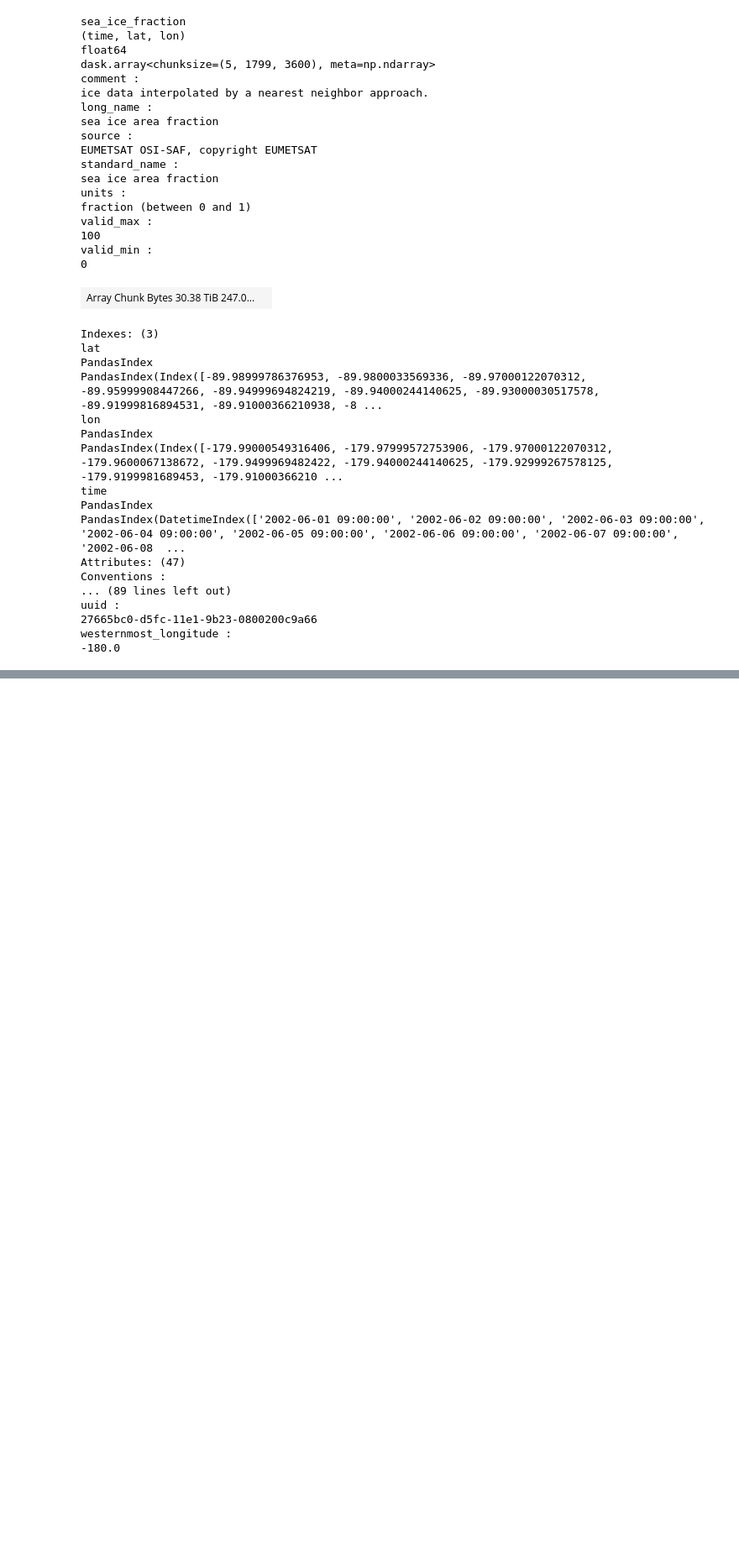
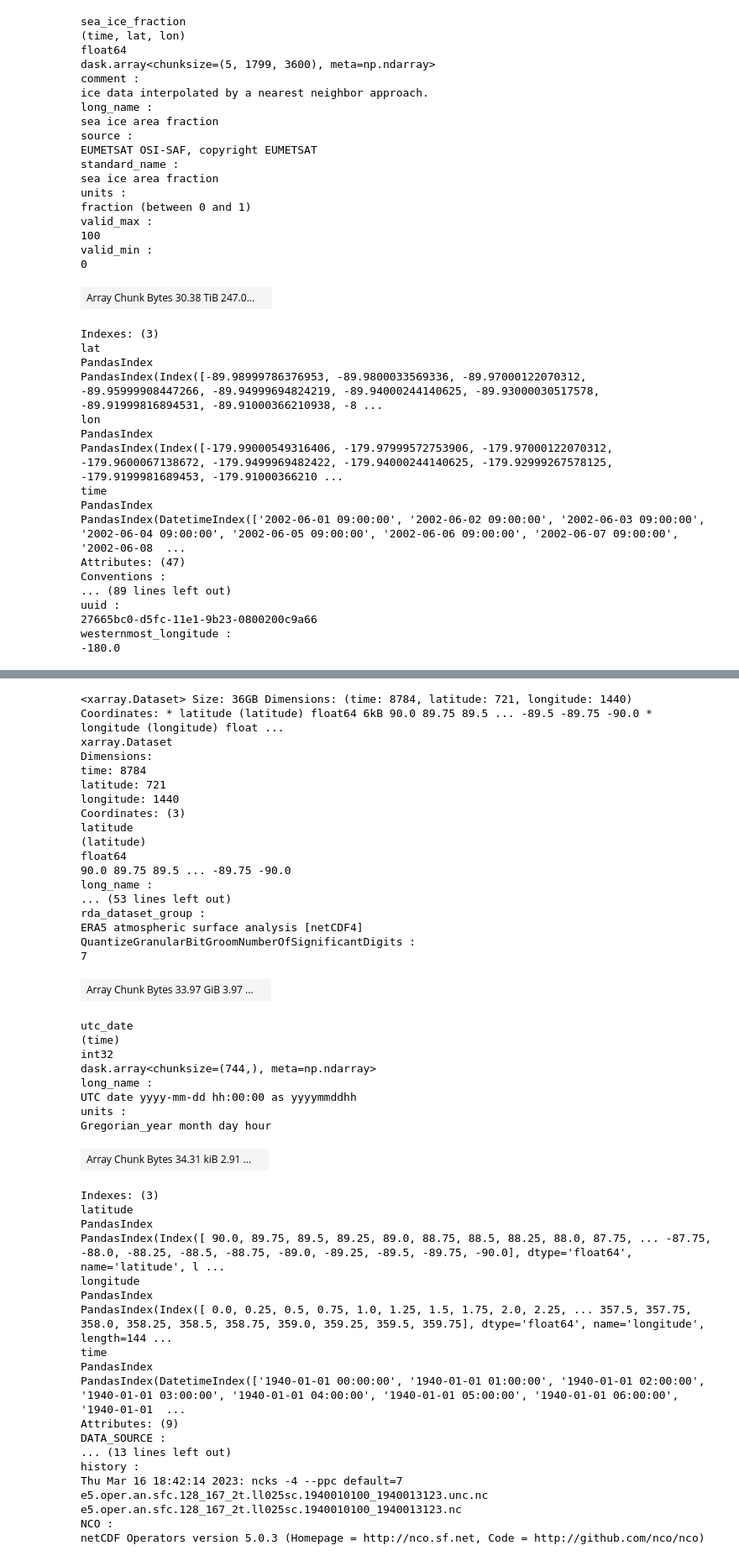
Before and after one commit to oceanhackweek/ohw25_proj_datadashboard_llm, a Jupyter notebook: data/dataset_track.ipynb, the cells around one changed output, grey strips where cells are left out. Shown at 84% size. Cells and saved outputs as stored; diff of their text form; code cells hidden in the pictures; blank space fills up the shorter version.

Commit message:
update example of reading ERA5 file by searching with variable name

```diff
--- a/data/dataset_track.ipynb
+++ b/data/dataset_track.ipynb
@@ -132,0 +148,14 @@ westernmost_longitude :
+# %%
+# 2) Find NetCDF files for a variable (here: 2m temperature "2t")
+def find_var_files(prefix: str, var_keys=("2t",), limit=24, maxdepth=5):
+    pat = re.compile(r"|".join(map(re.escape, var_keys)), re.I)
+    hits = []
+    for key in s3.find(prefix, maxdepth=maxdepth):
+        if key.endswith(".nc") and pat.search(key):
+            hits.append(f"s3://{key}")
+            if len(hits) >= limit:
+                break
+    return hits
+# %%
+paths = find_var_files("nsf-ncar-era5/e5.oper.an.sfc", var_keys=("2t",), limit=12)
+paths
@@ -132,0 +175,55 @@ westernmost_longitude :
+# %%
+# Open with xarray (NetCDF4 on S3; use h5netcdf or netcdf4 engine)
+ds = xr.open_mfdataset(
+    paths,
+    engine="h5netcdf",                     # good with remote S3 objects
+    combine="by_coords",
+    chunks={},                             # add dask chunks if you like, e.g. {"time": 24}
+    backend_kwargs={"storage_options": {"anon": True}},
+)
+ds
+# %% [output]
+<xarray.Dataset> Size: 36GB Dimensions: (time: 8784, latitude: 721, longitude: 1440) Coordinates: * latitude (latitude) float64 6kB 90.0 89.75 89.5 ... -89.5 -89.75 -90.0 * longitude (longitude) float ...
+xarray.Dataset
+Dimensions:
+time: 8784
+latitude: 721
+longitude: 1440
+Coordinates: (3)
+latitude
+(latitude)
+float64
+90.0 89.75 89.5 ... -89.75 -90.0
+long_name :
+... (53 lines left out)
+rda_dataset_group :
+ERA5 atmospheric surface analysis [netCDF4]
+QuantizeGranularBitGroomNumberOfSignificantDigits :
+7
+| Array Chunk Bytes 33.97 GiB 3.97 ... |  |
+utc_date
+(time)
+int32
+dask.array<chunksize=(744,), meta=np.ndarray>
+long_name :
+UTC date yyyy-mm-dd hh:00:00 as yyyymmddhh
+units :
+Gregorian_year month day hour
+| Array Chunk Bytes 34.31 kiB 2.91 ... |  |
+Indexes: (3)
+latitude
+PandasIndex
+PandasIndex(Index([ 90.0, 89.75, 89.5, 89.25, 89.0, 88.75, 88.5, 88.25, 88.0, 87.75, ... -87.75, -88.0, -88.25, -88.5, -88.75, -89.0, -89.25, -89.5, -89.75, -90.0], dtype='float64', name='latitude', l ...
+longitude
+PandasIndex
+PandasIndex(Index([ 0.0, 0.25, 0.5, 0.75, 1.0, 1.25, 1.5, 1.75, 2.0, 2.25, ... 357.5, 357.75, 358.0, 358.25, 358.5, 358.75, 359.0, 359.25, 359.5, 359.75], dtype='float64', name='longitude', length=144 ...
+time
+PandasIndex
+PandasIndex(DatetimeIndex(['1940-01-01 00:00:00', '1940-01-01 01:00:00', '1940-01-01 02:00:00', '1940-01-01 03:00:00', '1940-01-01 04:00:00', '1940-01-01 05:00:00', '1940-01-01 06:00:00', '1940-01-01  ...
+Attributes: (9)
+DATA_SOURCE :
+... (13 lines left out)
+history :
+Thu Mar 16 18:42:14 2023: ncks -4 --ppc default=7 e5.oper.an.sfc.128_167_2t.ll025sc.1940010100_1940013123.unc.nc e5.oper.an.sfc.128_167_2t.ll025sc.1940010100_1940013123.nc
+NCO :
+netCDF Operators version 5.0.3 (Homepage = http://nco.sf.net, Code = http://github.com/nco/nco)
```
Also changed, not shown: parts of 6 cells of this notebook.
